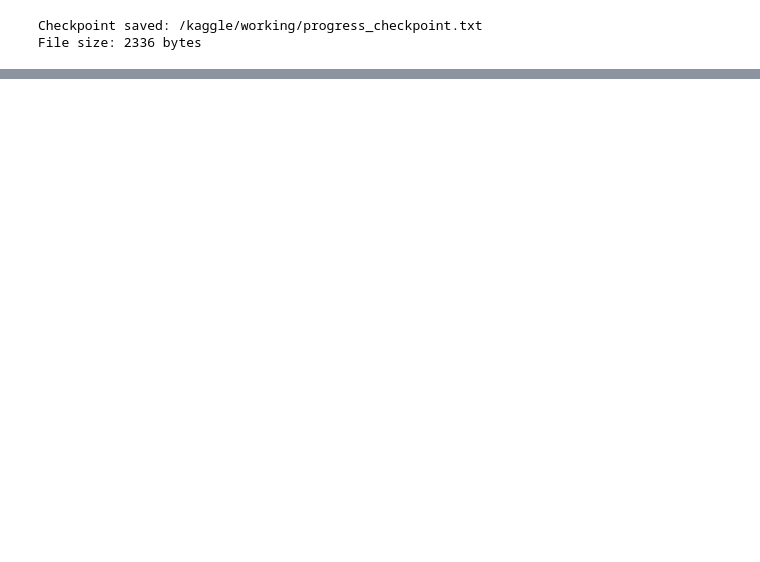
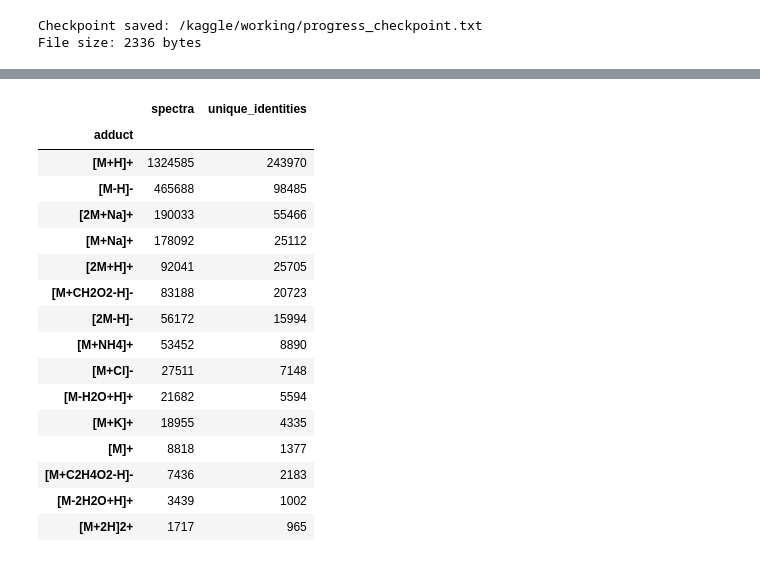
Before and after one commit to Denaj254/enveda-casmi-2026, a Jupyter notebook: enveda-casmi-2026-competition-page.ipynb, the cells around one changed output, grey strips where cells are left out. Saved outputs shown, nothing was run; the diff lists cells and outputs as text; code cells hidden in the pictures; blank space fills up the shorter version.

Commit message:
Kaggle Notebook | Enveda CASMI 2026 competition page | 16/10/2026

```diff
--- a/enveda-casmi-2026-competition-page.ipynb
+++ b/enveda-casmi-2026-competition-page.ipynb
@@ -3295,0 +2670,14 @@ File size: 2336 bytes
+# %%
+import pyarrow.parquet as pq
+from pathlib import Path
+
+train_path = Path(
+    "/kaggle/input/datasets/denisketer/enveda-casmi-2026/train.parquet"
+)
+
+parquet_file = pq.ParquetFile(train_path)
+
+print("Training rows:", parquet_file.metadata.num_rows)
+print("Row groups:", parquet_file.num_row_groups)
+print("\nAvailable columns:")
+print(parquet_file.schema.names)
@@ -3295,0 +2976,19 @@ File size: 2336 bytes
+# %%
+validation_columns = [
+    "normalized_smiles",
+    "inchikey14",
+    "ionization_mode",
+    "adduct",
+    "precursor_mz",
+    "ms2_mzs",
+    "ms2_normalized_intensities",
+]
+
+train_spectra = pd.read_parquet(
+    train_path,
+    columns=validation_columns
+)
+
+print("Training spectra loaded:", len(train_spectra))
+print("Unique molecular identities:", train_spectra["inchikey14"].nunique())
+print("Missing fragment lists:", train_spectra["ms2_mzs"].isna().sum())
@@ -3295,0 +4397,29 @@ File size: 2336 bytes
+# %%
+adduct_counts = (
+    train_spectra.groupby("adduct")
+    .agg(
+        spectra=("inchikey14", "size"),
+        unique_identities=("inchikey14", "nunique")
+    )
+    .sort_values("spectra", ascending=False)
+)
+
+display(adduct_counts.head(15))
+# %% [output]
+|  | spectra | unique_identities |
+| adduct |  |  |
+| [M+H]+ | 1324585 | 243970 |
+| [M-H]- | 465688 | 98485 |
+| [2M+Na]+ | 190033 | 55466 |
+| [M+Na]+ | 178092 | 25112 |
+| [2M+H]+ | 92041 | 25705 |
+| [M+CH2O2-H]- | 83188 | 20723 |
+| [2M-H]- | 56172 | 15994 |
+| [M+NH4]+ | 53452 | 8890 |
+| [M+Cl]- | 27511 | 7148 |
+| [M-H2O+H]+ | 21682 | 5594 |
+| [M+K]+ | 18955 | 4335 |
+| [M]+ | 8818 | 1377 |
+| [M+C2H4O2-H]- | 7436 | 2183 |
+| [M-2H2O+H]+ | 3439 | 1002 |
+| [M+2H]2+ | 1717 | 965 |
```
Also changed, not shown: parts of 123 cells of this notebook.
